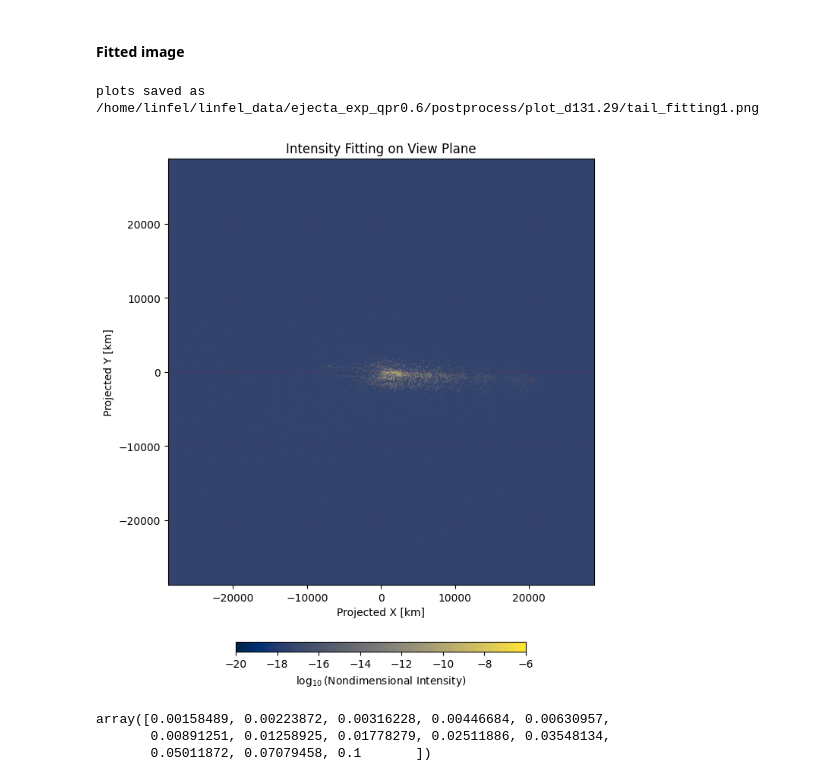
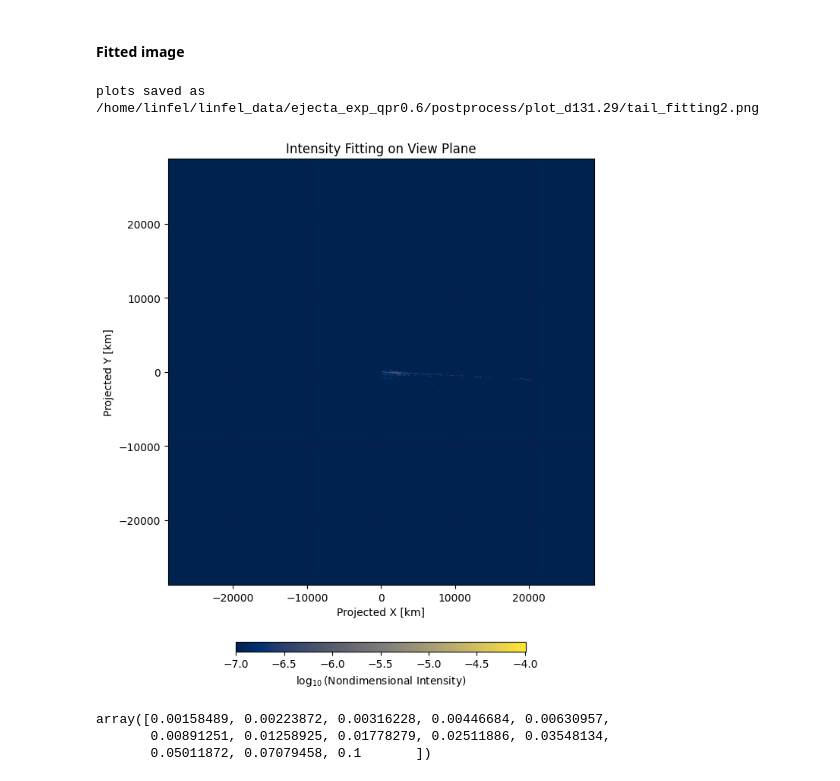
Before and after one commit to gitlinffff/rebound, a Jupyter notebook: analysis/hst_imageprocess/hst_fitting.ipynb, the cells around one changed output. Cells and saved outputs as stored; diff of their text form; code cells hidden in the pictures.

```diff
--- a/analysis/hst_imageprocess/hst_fitting.ipynb
+++ b/analysis/hst_imageprocess/hst_fitting.ipynb
@@ -252,0 +270,34 @@ print(np.min(fit_input_Y), np.max(fit_input_Y))
+# %%
+import numpy as np
+from scipy.optimize import least_squares
+
+def residuals(weights, I_models, I_obs):
+    # 权重不能为负
+    if np.any(weights < 0):
+        return np.inf # 返回一个巨大的误差
+
+    # 计算模型的总光强 (加法模型)
+    I_fit = np.dot(I_models, weights)
+
+    # 计算对数空间的残差
+    # 为避免 log(0) 错误，给强度加上一个极小值
+    epsilon = 1e-20
+    log_diff = np.log10(I_obs + epsilon) - np.log10(I_fit + epsilon)
+    return log_diff
+
+# guess an intial weights (e.g. all ones)
+#initial_weights = np.ones(fit_input_X_filtered.shape[1])
+initial_weights = np.array([1.48607575e-01, 2.03574515e-01, 3.44638220e-01, 4.84672084e-01,
+                            5.36902768e-01, 5.75193493e-01, 6.08559074e-01, 5.99757568e-01,
+                            5.61236310e-01, 4.91978292e-01, 3.86263984e-01, 2.45922593e-01,
+                            7.13588707e-09])
+# 进行非线性最小二乘拟合
+result = least_squares(
+    residuals,
+    initial_weights,
+    args=(fit_input_X_filtered, fit_input_Y_filtered)
+)
+
+# 拟合出的权重就是您要的粒子数密度的倍数
+final_weights = result.x
+print("Fitted weights (particle number multipliers):\n", final_weights)
@@ -260,6 +316,6 @@ print("Weights of different sizes: [" + "  ".join(f"{w:.2e}" for w in weights) +
 # %%
 # calculate weighed fitting values
-I_fit = np.dot(fit_input_X, weights).reshape(np.shape(log10_sim_stack)[:2])
+I_fit = np.dot(fit_input_X, final_weights).reshape(np.shape(sim_stack)[:2])
 
 # check the i,j index of the maximum pixel value
 flat_index = np.argmax(I_fit)
@@ -312,30 +397,32 @@ plt.close()
 # %%
 # Create meshgrid for bin edges
 X, Y = np.meshgrid(xedges/1e3, yedges/1e3)   # km
 
 # Plot using pcolor
 plt.figure(figsize=(8, 8))
-pc = plt.pcolormesh(X, Y, I_fit, cmap='cividis', shading='auto', vmin=-20, vmax=np.nanmax(I_fit))
+
+log10_fit = np.log10(I_fit + 1e-20)
+pc = plt.pcolormesh(X, Y, log10_fit, cmap='cividis', shading='auto', vmin=-7, vmax=np.nanmax(log10_fit))
 
 plt.xlabel('Projected X [km]')
 plt.ylabel('Projected Y [km]')
 plt.title('Intensity Fitting on View Plane')
 plt.grid(True, linestyle='--', linewidth=0.1, color='red', alpha=0.7)
 plt.gca().set_aspect('equal', adjustable='box')
 
 # Colorbar
 cbar = plt.colorbar(pc, orientation='horizontal', pad=0.1, shrink=0.5, aspect=30)
 cbar.set_label(r'$\log_{10}$(Nondimensional Intensity)')
 
 plt.tight_layout()
-output_name = os.path.join(output_dir, "tail_fitting1.png")
+output_name = os.path.join(output_dir, "tail_fitting2.png")
 plt.savefig(output_name, dpi=300, bbox_inches='tight', pad_inches=0.1)
 print(f"plots saved as {output_name}")
 plt.show()
 plt.close()
 # %% [output]
-plots saved as /home/linfel/linfel_data/ejecta_exp_qpr0.6/postprocess/plot_d131.29/tail_fitting1.png
+plots saved as /home/linfel/linfel_data/ejecta_exp_qpr0.6/postprocess/plot_d131.29/tail_fitting2.png
-[figure, old version]
+[figure, new version]
 # %%
 radius = 10 ** np.linspace(-4,-1,21)
 radius[8:]
```
Also changed, not shown: parts of 13 cells of this notebook.
